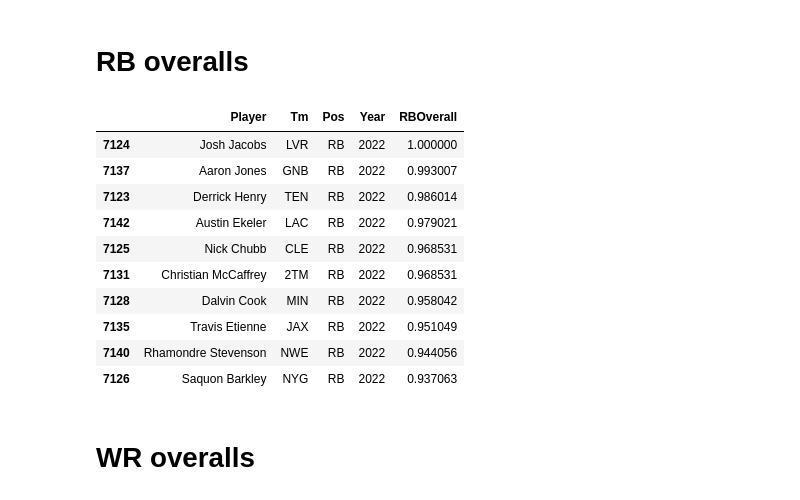
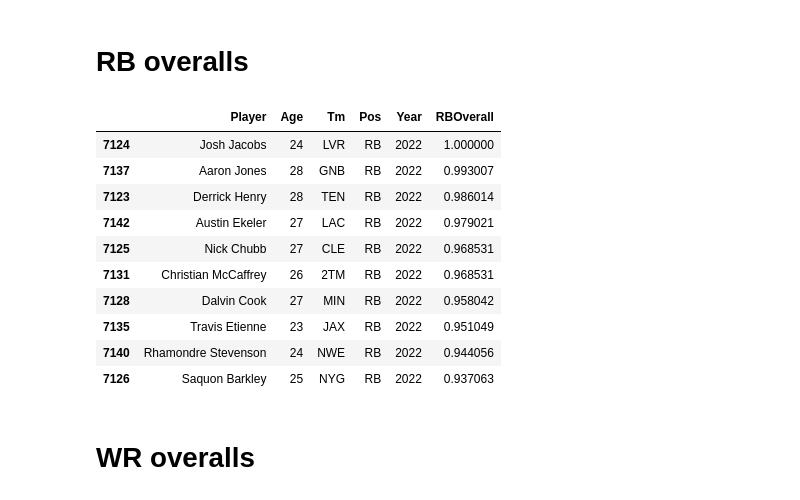
Before and after one commit to aag-02/nfl-playoff-chances, a Jupyter notebook: NFL Playoffs player stats.ipynb, the cells around one changed output. Cells and saved outputs as stored; diff of their text form; code cells hidden in the pictures.

```diff
--- a/NFL Playoffs player stats.ipynb
+++ b/NFL Playoffs player stats.ipynb
@@ -28,7 +29,7 @@ def overall(df, values, colname):
         newdf = df[df['Year'] == year]
         for i in values:
             newdf.loc[:,i]  = newdf.rank(pct=True)
-            if i in {"Int", "Sk", "Fum_RUSH"}:
+            if i in {"Int%", "Sk%", "Fum_RUSH"}:
                 newdf[i] = 1-newdf[i]
 
         newdf['avgPercentile'] = newdf[values].mean(axis=1)
@@ -381,23 +475,23 @@ rbs
 # %%
 test_rb = rbs.copy()
 values = ['Att_RUSH', '1D_RUSH', 'Y/A_RUSH', 'Fmb_RUSH', '%played', 'Rec_REC',
           'Total_Yds', 'Total_Tds']
 final_rbdf = overall(test_rb,values, 'RBOverall')
-ex1 = final_rbdf[['Player', 'Tm', 'Pos', 'Year', 'RBOverall']]
+ex1 = final_rbdf[['Player', 'Age','Tm', 'Pos', 'Year', 'RBOverall']]
 ex1 = map_abbrv(ex1)
 ex1[ex1['Year'] == 2022].sort_values('RBOverall',ascending=False).head(10)
 # %% [output]
-|  | Player | Tm | Pos | Year | RBOverall |
-| 7124 | Josh Jacobs | LVR | RB | 2022 | 1.000000 |
-| 7137 | Aaron Jones | GNB | RB | 2022 | 0.993007 |
-| 7123 | Derrick Henry | TEN | RB | 2022 | 0.986014 |
-| 7142 | Austin Ekeler | LAC | RB | 2022 | 0.979021 |
-| 7125 | Nick Chubb | CLE | RB | 2022 | 0.968531 |
-| 7131 | Christian McCaffrey | 2TM | RB | 2022 | 0.968531 |
-| 7128 | Dalvin Cook | MIN | RB | 2022 | 0.958042 |
-| 7135 | Travis Etienne | JAX | RB | 2022 | 0.951049 |
-| 7140 | Rhamondre Stevenson | NWE | RB | 2022 | 0.944056 |
-| 7126 | Saquon Barkley | NYG | RB | 2022 | 0.937063 |
+|  | Player | Age | Tm | Pos | Year | RBOverall |
+| 7124 | Josh Jacobs | 24 | LVR | RB | 2022 | 1.000000 |
+| 7137 | Aaron Jones | 28 | GNB | RB | 2022 | 0.993007 |
+| 7123 | Derrick Henry | 28 | TEN | RB | 2022 | 0.986014 |
+| 7142 | Austin Ekeler | 27 | LAC | RB | 2022 | 0.979021 |
+| 7125 | Nick Chubb | 27 | CLE | RB | 2022 | 0.968531 |
+| 7131 | Christian McCaffrey | 26 | 2TM | RB | 2022 | 0.968531 |
+| 7128 | Dalvin Cook | 27 | MIN | RB | 2022 | 0.958042 |
+| 7135 | Travis Etienne | 23 | JAX | RB | 2022 | 0.951049 |
+| 7140 | Rhamondre Stevenson | 24 | NWE | RB | 2022 | 0.944056 |
+| 7126 | Saquon Barkley | 25 | NYG | RB | 2022 | 0.937063 |
 # %% [markdown]
 # WR overalls
 # %%
```
Also changed, not shown: parts of 27 cells of this notebook.
